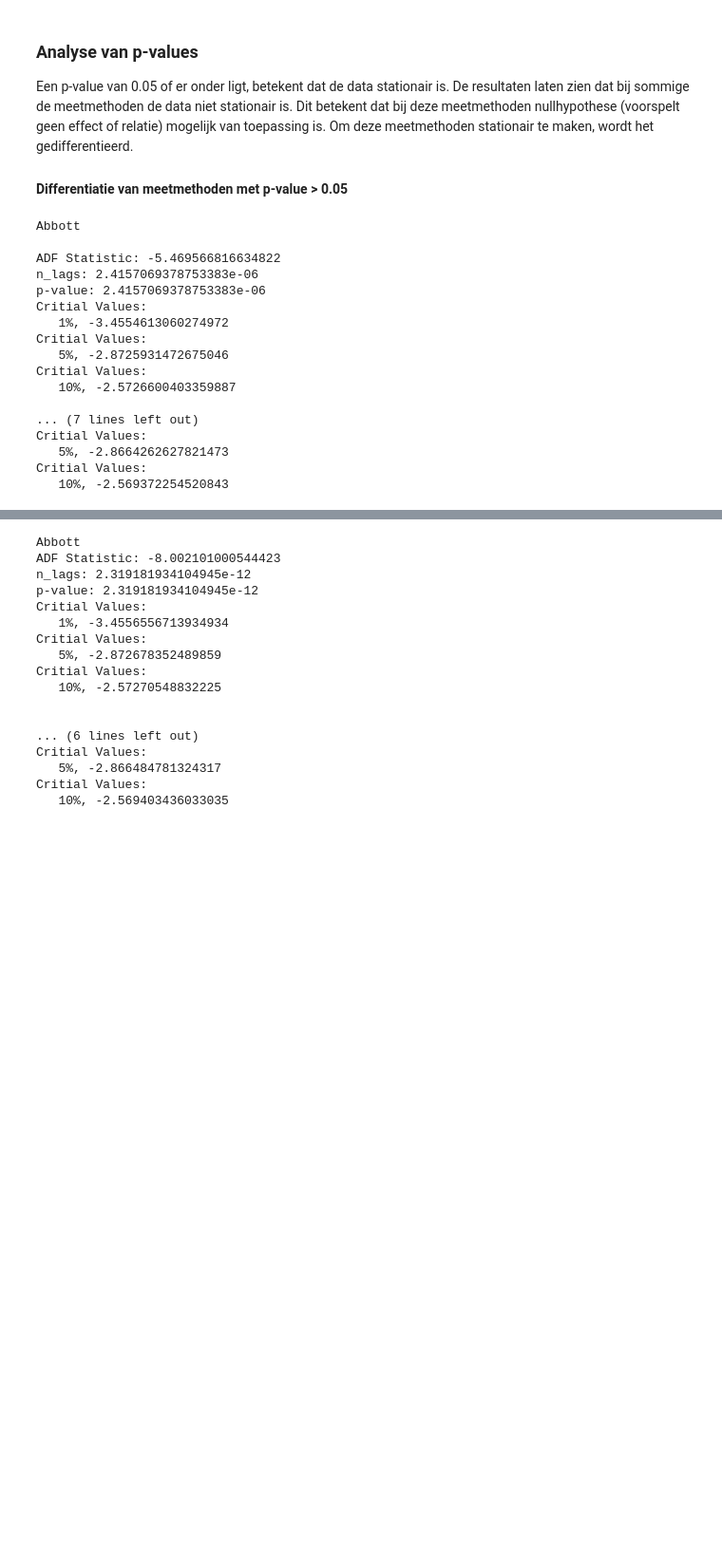
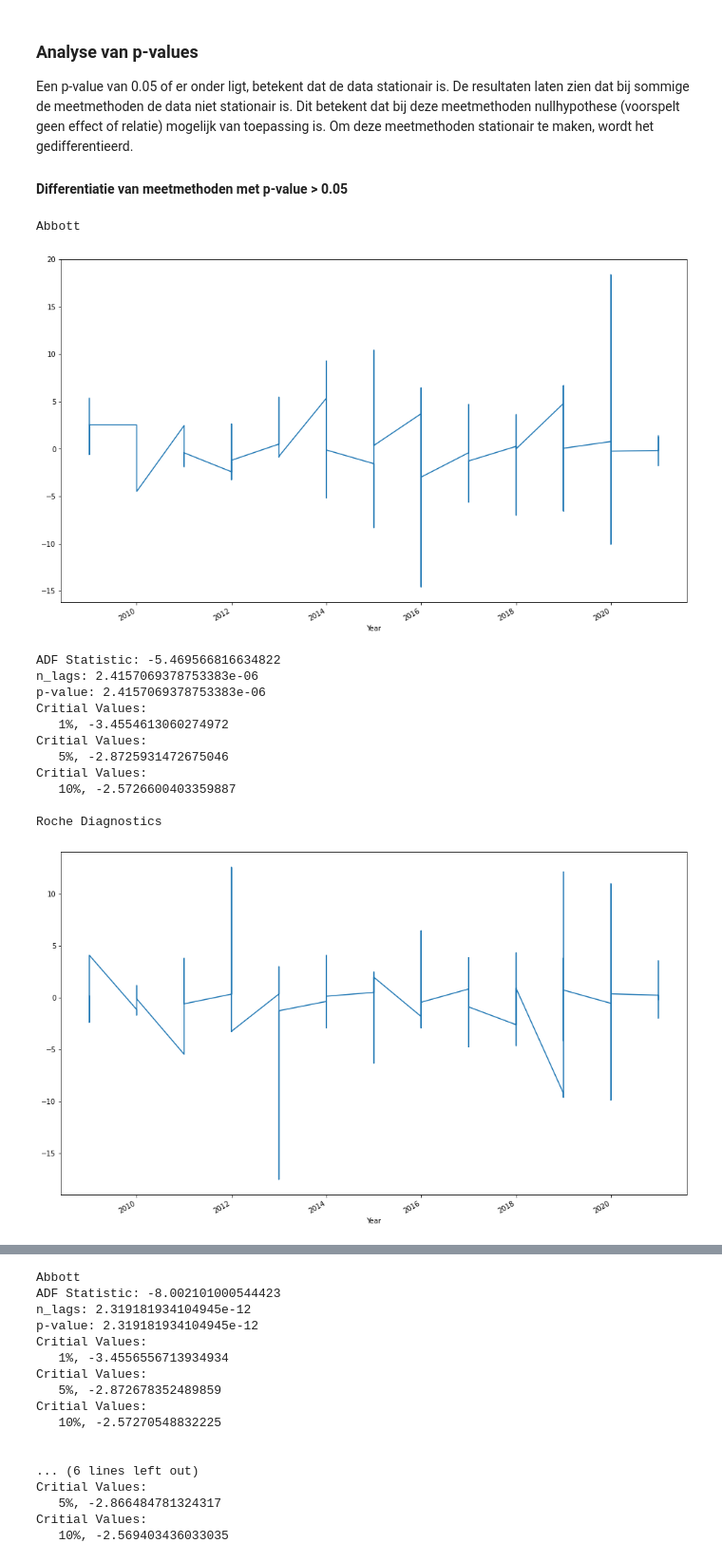
Before and after one commit to DSa-HbA1c/Predictions, a Jupyter notebook: Prediction_Arima_model.ipynb, the cells around one changed output, grey strips where cells are left out. Shown at 95% size. Drawn from its saved outputs; the diff is of its cells as text; code cells hidden in the pictures; blank space fills up the shorter version.

```diff
--- a/Prediction_Arima_model.ipynb
+++ b/Prediction_Arima_model.ipynb
@@ -194,31 +250,31 @@ Om deze meetmethoden stationair te maken, wordt het gedifferentieerd.
 # %%
 #Één keer diffrentiëren
 for name, data in manufacturers:
     if name in List_meetmethoden:
         print("\n" + name)
         df_stationarityTest = adfuller(data['Total'].diff().dropna(), autolag='AIC')
+        data['Total'].diff().plot(figsize=(16,10))
+        plt.show()
+
         print("")
         print(f'ADF Statistic: {df_stationarityTest[0]}')
         print(f'n_lags: {df_stationarityTest[1]}')
         print(f'p-value: {df_stationarityTest[1]}')
         for key, value in df_stationarityTest[4].items():
             print('Critial Values:')
             print(f'   {key}, {value}')
 # %% [output]
 Abbott
-
-ADF Statistic: -5.469566816634822
-n_lags: 2.4157069378753383e-06
-p-value: 2.4157069378753383e-06
-Critial Values:
-   1%, -3.4554613060274972
-Critial Values:
-   5%, -2.8725931472675046
-Critial Values:
-   10%, -2.5726600403359887
-
-... (7 lines left out)
-Critial Values:
-   5%, -2.8664262627821473
-Critial Values:
-   10%, -2.569372254520843
+[figure, added]
+ADF Statistic: -5.469566816634822
+n_lags: 2.4157069378753383e-06
+p-value: 2.4157069378753383e-06
+Critial Values:
+   1%, -3.4554613060274972
+Critial Values:
+   5%, -2.8725931472675046
+Critial Values:
+   10%, -2.5726600403359887
+
+Roche Diagnostics
+[figure, added]
```
Also changed, not shown: parts of 6 cells of this notebook.
